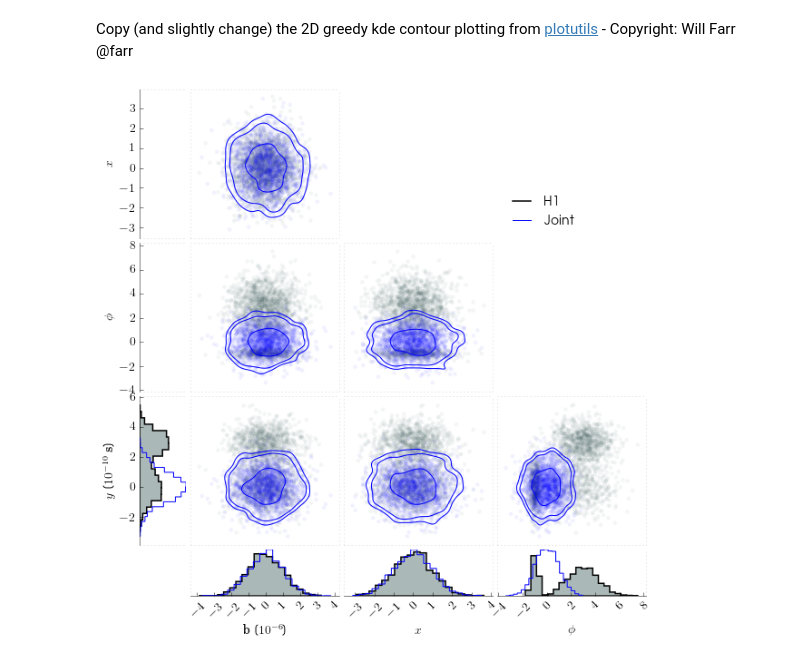
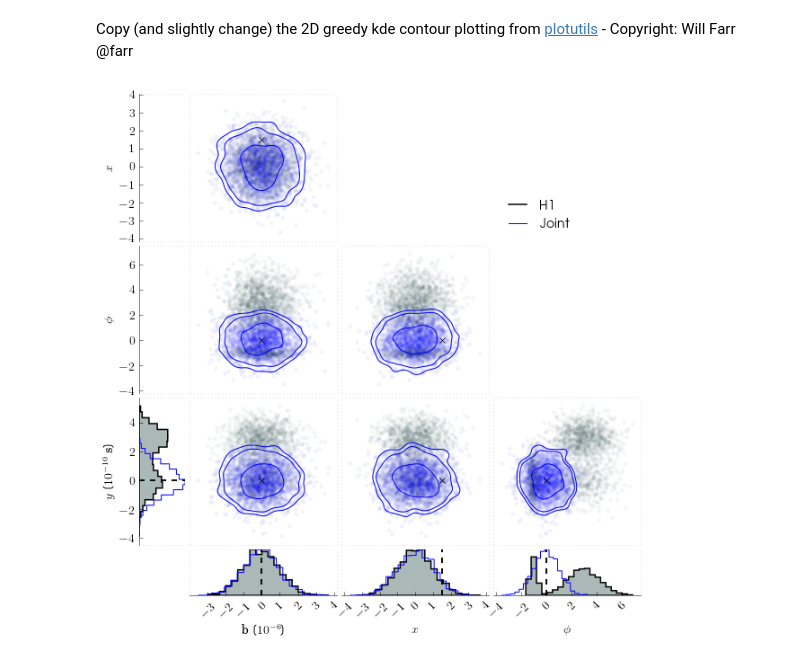
Before and after one commit to mattpitkin/scotchcorner, a Jupyter notebook: newcorner.ipynb, the cells around one changed output. Saved outputs shown, nothing was run; the diff lists cells and outputs as text; code cells hidden in the pictures.

Commit message:
Allow true value of parameters to be plotted

```diff
--- a/newcorner.ipynb
+++ b/newcorner.ipynb
@@ -33,11 +33,15 @@ class newcorner:
     """
     Define class to plot the new corner plot style
     """
-    def __init__(self, data, bins=None, ratio=3, labels=None, legend=None, showlims=False, limlinestyle='dotted', showpoints=True, showcontours=False, hist_kwargs={}, scatter_kwargs={}, contour_kwargs={}, contour_levels=(0.5, 0.9, 0.95), use_math_text=True, figsize=(7,7)):
+    def __init__(self, data, bins=None, ratio=3, labels=None, truths=None, legend=None, showlims=False, limlinestyle='dotted', showpoints=True, showcontours=False, hist_kwargs={}, scatter_kwargs={}, contour_kwargs={}, contour_levels=(0.5, 0.9, 0.95), use_math_text=True, figsize=(7,7)):
         # get number of dimensions in the data
         self.ndims = data.shape[1] # get number of dimensions in data
         self.ratio = ratio
         self.labels = labels
+        self.truths = truths                 # true values for each parameter in data
+        if self.truths != None:
+            if len(self.truths) != self.ndims: # must be same number of true values as parameters
+                self.truths = None
         self.levels = contour_levels
         self.showpoints = showpoints
         self.showcontours = showcontours
@@ -160,6 +164,8 @@ class newcorner:
 
         # the vertical histogram
         self.histvert[-1].hist(data[:,-1], normed=True, orientation='horizontal', label=label, **self.hist_kwargs)
+        if self.truths != None:
+            self.histvert[-1].axhline(self.truths[-1], color='k', ls='--', lw=1.5)
 
         # put legend in the upper right plot
         _, l1 = self.histvert[-1].get_legend_handles_labels()
@@ -203,6 +209,8 @@ class newcorner:
             self.histhori[i].hist(data[:,i], normed=True, **self.hist_kwargs)
             if self.labels != None:
                 self.histhori[i].set_xlabel(self.labels[i])
+            if self.truths != None:
+                self.histhori[i].axvline(self.truths[i], color='k', ls='--', lw=1.5)
 
             for j in range(i+1):
                 if labels != None:
@@ -215,6 +223,9 @@ class newcorner:
 
                 if self.showcontours:
                     self.plot_2d_contours(self.jointaxes[jointcount], np.vstack((data[:,j], data[:,i+1])).T)
+
+                if self.truths != None:
+                    self.jointaxes[jointcount].plot(self.truths[j], self.truths[i+1], 'kx')
 
                 jointcount += 1
 
@@ -376,32 +387,32 @@ class newcorner:
 # number of parameters
 ndims = 4
 
 # ratio of joint plots to histogram plots
 ratio = 3
 
 x = np.zeros((2000,ndims))
 x[:,0:2] = np.random.randn(2000,2)
 x[0:500,2] = -1. + 0.25*np.random.randn(500)
 x[500:2000,2] = 3. + 1.25*np.random.randn(1500)
 x[0:1000, 3] = 1.*np.random.randn(1000)
 x[1000:2000, 3] = 3.+0.75*np.random.randn(1000)
 x[:,0] = x[:,0]*1e-6
 x[:,3] = x[:,3]*1e-10
 #x = np.random.randn(1000, ndims)
 
 showlims = True
 
 labels = ['$\\textrm{b}$', '$x$', '$\phi$', '$y$ [$\\textrm{s}$]']
 
 #histops = {'histtype': 'stepfilled', 'color': 'firebrick', 'edgecolor': 'firebrick', 'linewidth': 1.5, 'alpha': 0.2}
 histops = {'histtype': 'stepfilled', 'color': 'darkslategrey', 'edgecolor': 'black', 'linewidth': 1.5}
 
 # create plot
-p = newcorner(x, labels=labels, showlims=showlims, hist_kwargs=histops, legend='H1', figsize=(10,10))
+p = newcorner(x, labels=labels, truths=[0., 1.52, 0., 0.], showlims=showlims, hist_kwargs=histops, legend='H1', figsize=(10,10))
 
 z = np.random.randn(2000,ndims)
 z[:,0] = z[:,0]*1e-6
 z[:,3] = z[:,3]*1e-10
 p.add_data(z, {'histtype': 'step', 'color': 'blue', 'linewidth': 1}, legend='Joint', showcontours=True, contour_kwargs={'colors': 'blue'})
 # %% [output]
-[figure, old version]
+[figure, new version]
```
